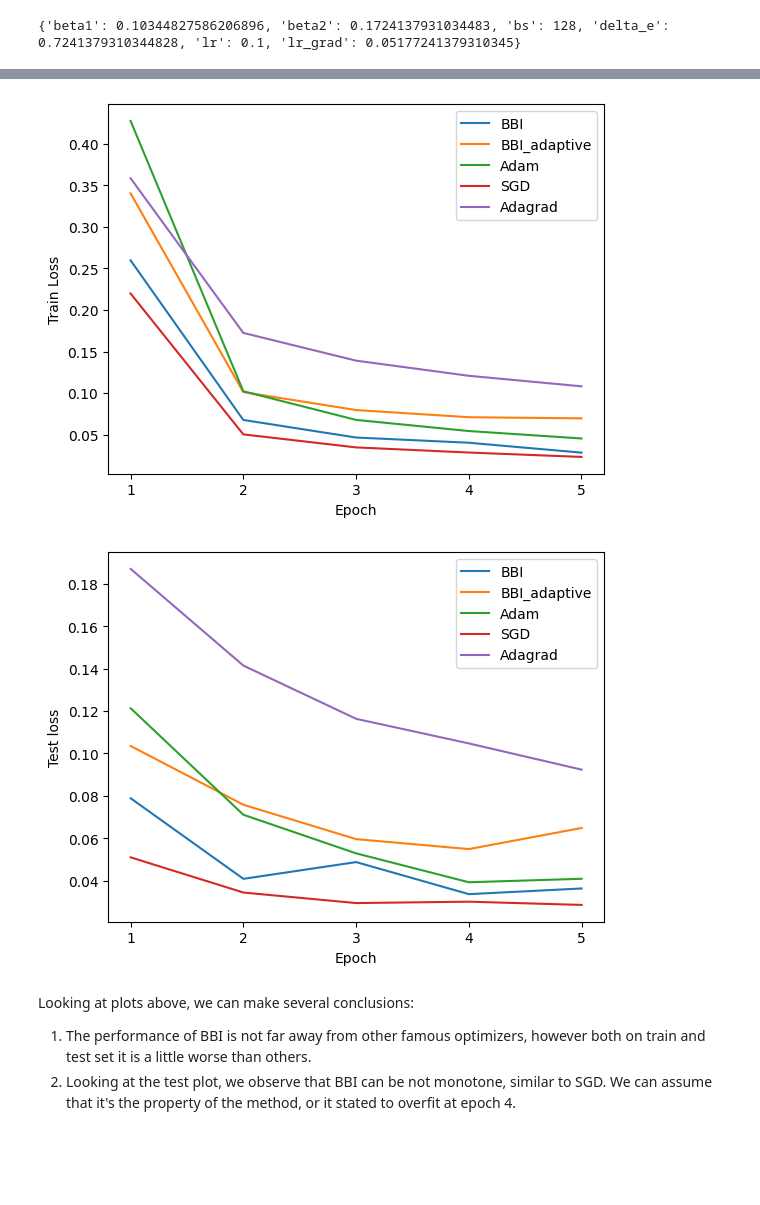
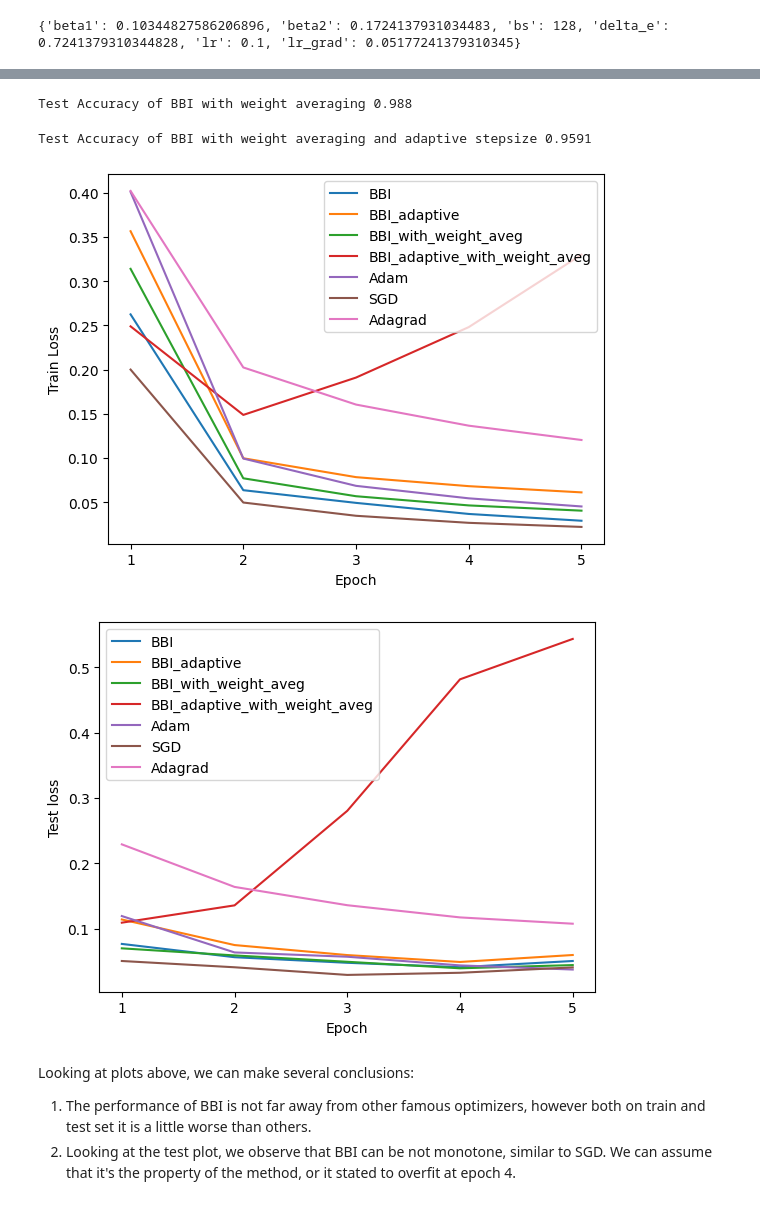
Before and after one commit to dariayakovchuk/Optimization-Mini-Project, a Jupyter notebook: comp_optimizers.ipynb, the cells around one changed output, grey strips where cells are left out. Cells and saved outputs as stored; diff of their text form; code cells hidden in the pictures; blank space fills up the shorter version.

Commit message:
weight averaging

```diff
--- a/comp_optimizers.ipynb
+++ b/comp_optimizers.ipynb
@@ -482,0 +522,10 @@ print(study.best_params)
+# %%
+study = optuna.create_study(
+    direction="maximize",
+    sampler=TPESampler(n_startup_trials=115),
+    pruner=BasePruner,
+    study_name="bbi_wa_adapt_",
+    storage="sqlite:///optuna1.db",
+)
+study.optimize(lambda trial: hyperparameter_search(trial, BBI, wa = True, adaptive=True), n_trials=30)
+print(study.best_params)
@@ -483,11 +551,16 @@ print(study.best_params)
 # %%
 # Function for testing optimizers, which return train, test loss per epoch and final accuracy
-def test(model, optimizer, batch_sizes):
+def test(model, optimizer, batch_sizes, wa = False):
     num_epochs = 5
     train_loader = torch.utils.data.DataLoader(train_dataset, batch_size=batch_sizes, shuffle=True, num_workers=2)
     test_loader = torch.utils.data.DataLoader(test_dataset, batch_size=batch_sizes, shuffle=True, num_workers=2)
     train_losses = []
     test_losses = []
+    if wa:
+      swa_model = AveragedModel(model)
+      scheduler = CosineAnnealingLR(optimizer, T_max=100)
+      swa_start = 3
+      swa_scheduler = SWALR(optimizer, swa_lr=0.05)
     for epoch in range(num_epochs):
         loss_epoch = 0
         for i, (inputs, labels) in enumerate(train_loader):
@@ -498,6 +571,9 @@ def test(model, optimizer, batch_sizes):
             loss = criterion(outputs, labels)
             loss_epoch += loss.item()
             loss.backward()
+            if wa:
+              if epoch > swa_start:
+                swa_model.update_parameters(model)
             if isinstance(optimizer, BBI):
                 def closure():
                     return loss
@@ -581,3 +657,22 @@ Test Accuracy of BBI adaptive 0.9809
+# %%
+model = Net()
+if torch.cuda.is_available():
+    model.cuda()
+optimizer = BBI(model.parameters(), lr =  0.07, deltaEn=1.65)
+trainloss_bbi_wa, testloss_bbi_wa, accuracy= test(model, optimizer, 64,  wa = True)
+print("Test Accuracy of BBI with weight averaging", accuracy)
+# %% [output]
+Test Accuracy of BBI with weight averaging 0.988
+# %%
+model = Net()
+if torch.cuda.is_available():
+    model.cuda()
+optimizer = BBI(model.parameters(), lr =  0.1, deltaEn=0.2, adaptive = True,
+                lr_grad=0.07, beta1 = 0.1, beta2 = 0.4, )
+trainloss_bbi_a_wa, testloss_bbi_a_wa, accuracy= test(model, optimizer, 32, wa = True)
+print("Test Accuracy of BBI with weight averaging and adaptive stepsize", accuracy)
+# %% [output]
+Test Accuracy of BBI with weight averaging and adaptive stepsize 0.9591
 # %%
 #PLot train loss
 
@@ -585,6 +680,8 @@ t = np.arange(1, 6)
 
 g = sns.lineplot(y=trainloss_bbi, x=t, label='BBI')
 sns.lineplot(y=trainloss_bbi_a, x=t, label='BBI_adaptive')
+sns.lineplot(y=trainloss_bbi_wa, x=t, label='BBI_with_weight_aveg')
+sns.lineplot(y=trainloss_bbi_a_wa, x=t, label='BBI_adaptive_with_weight_aveg')
 sns.lineplot(y=trainloss_adam, x=t, label='Adam')
 sns.lineplot(y=trainloss_sgd, x=t, label='SGD')
 sns.lineplot(y=trainloss_adagrad, x=t, label='Adagrad')
@@ -595,25 +692,27 @@ plt.ylabel('Train Loss')
 plt.legend()
 plt.show()
 # %% [output]
-[figure, old version]
+[figure, new version]
 # %%
 # Plot test loss
 t = np.arange(1, 6, 1)
 
 g = sns.lineplot(y=testloss_bbi, x=t, label='BBI')
 sns.lineplot(y=testloss_bbi_a, x=t, label='BBI_adaptive')
+sns.lineplot(y=testloss_bbi_wa, x=t, label='BBI_with_weight_aveg')
+sns.lineplot(y=testloss_bbi_a_wa, x=t, label='BBI_adaptive_with_weight_aveg')
 sns.lineplot(y=testloss_adam, x=t, label='Adam')
 sns.lineplot(y=testloss_sgd, x=t, label='SGD')
 sns.lineplot(y=testloss_adagrad, x=t, label='Adagrad')
 g.set(xticks=list(range(1,6)))
 # plt.title('Three Lines Plot')
 plt.xlabel('Epoch')
 plt.ylabel('Test loss')
 
 plt.legend()
 plt.show()
 # %% [output]
-[figure, old version]
+[figure, new version]
 # %% [markdown]
 Looking at plots above, we can make several conclusions:
 1) The performance of BBI is not far away from other famous optimizers, however both on train and test set it is a little worse than others.
```
Also changed, not shown: parts of 10 cells of this notebook.
